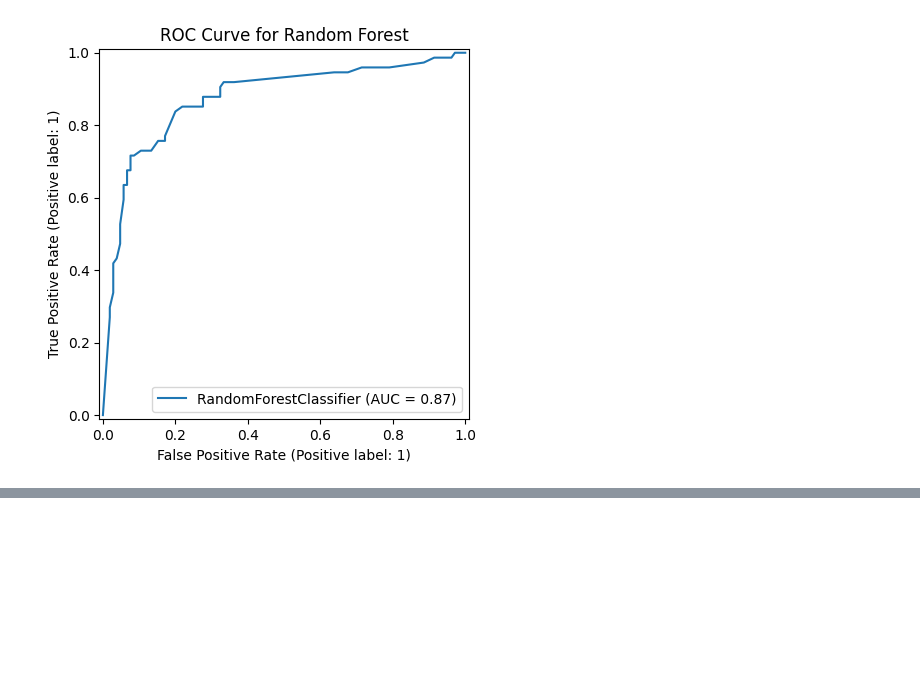
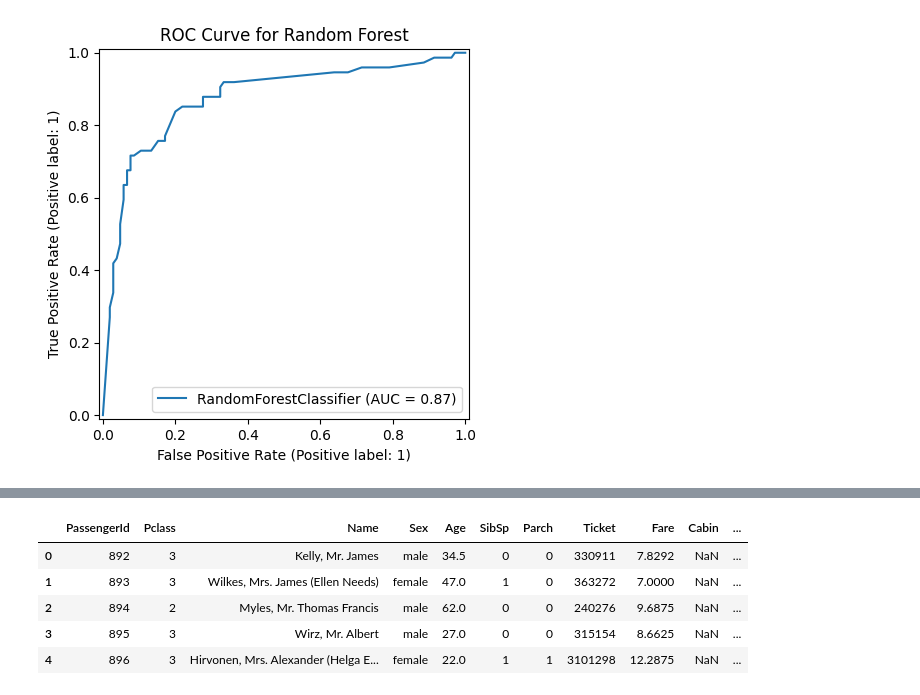
Before and after one commit to moreira-and/kaggle-ml-classification-titanic, a Jupyter notebook: notebooks/crisp_dm_titanic.ipynb, the cells around one changed output, grey strips where cells are left out. Saved outputs shown, nothing was run; the diff lists cells and outputs as text; code cells hidden in the pictures; blank space fills up the shorter version.

```diff
--- a/notebooks/crisp_dm_titanic.ipynb
+++ b/notebooks/crisp_dm_titanic.ipynb
@@ -910,8 +965,11 @@ y = df_train['Survived']  # Rótulo (target)
 # Split the data into training and test sets
 X_train, X_test, y_train, y_test = train_test_split(X, y, test_size=0.2, random_state=42)
 
+# Definir pesos para as classes no Random Forest, penalizando mais os erros na classe minoritária
+class_weights = {0: 1, 1: 1}  # Aumenta o peso da classe 1 (sobreviveu)
+
 # Train the Random Forest model
-rf = RandomForestClassifier(n_estimators=100, random_state=42)
+rf = RandomForestClassifier(n_estimators=100, random_state=42,class_weight=class_weights)
 rf.fit(X_train, y_train)
 
 # Make predictions
@@ -1023,0 +1164,5 @@ if __name__ == '__main__':
+# %%
+# Make test prediction
+df_to_predict = transform_data(df_test_model)
+df_to_predict = df_to_predict[['Pclass', 'Sex', 'Embarked', 'Age Group', 'SibSp Group', 'Parch Group']]  # Características (features)
+df_to_predict.info()
@@ -1023,0 +1183,12 @@ if __name__ == '__main__':
+# %%
+# Make predictions
+df_test_model['Survived'] = rf.predict(df_to_predict)
+# %%
+df_test_model.head()
+# %% [output]
+|  | PassengerId | Pclass | Name | Sex | Age | SibSp | Parch | Ticket | Fare | Cabin | ... |
+| 0 | 892 | 3 | Kelly, Mr. James | male | 34.5 | 0 | 0 | 330911 | 7.8292 | NaN | ... |
+| 1 | 893 | 3 | Wilkes, Mrs. James (Ellen Needs) | female | 47.0 | 1 | 0 | 363272 | 7.0000 | NaN | ... |
+| 2 | 894 | 2 | Myles, Mr. Thomas Francis | male | 62.0 | 0 | 0 | 240276 | 9.6875 | NaN | ... |
+| 3 | 895 | 3 | Wirz, Mr. Albert | male | 27.0 | 0 | 0 | 315154 | 8.6625 | NaN | ... |
+| 4 | 896 | 3 | Hirvonen, Mrs. Alexander (Helga E... | female | 22.0 | 1 | 1 | 3101298 | 12.2875 | NaN | ... |
```
Also changed, not shown: parts of 30 cells of this notebook, 4 other files.
